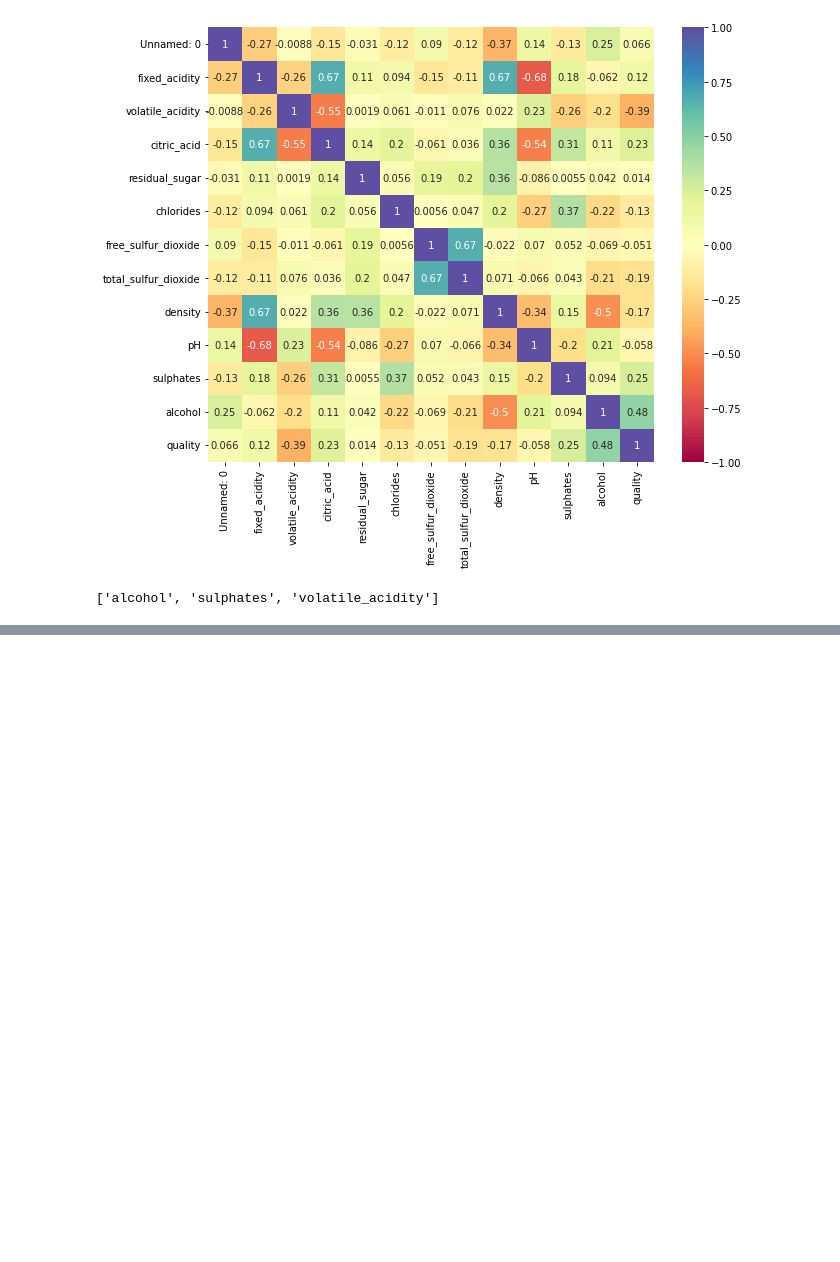
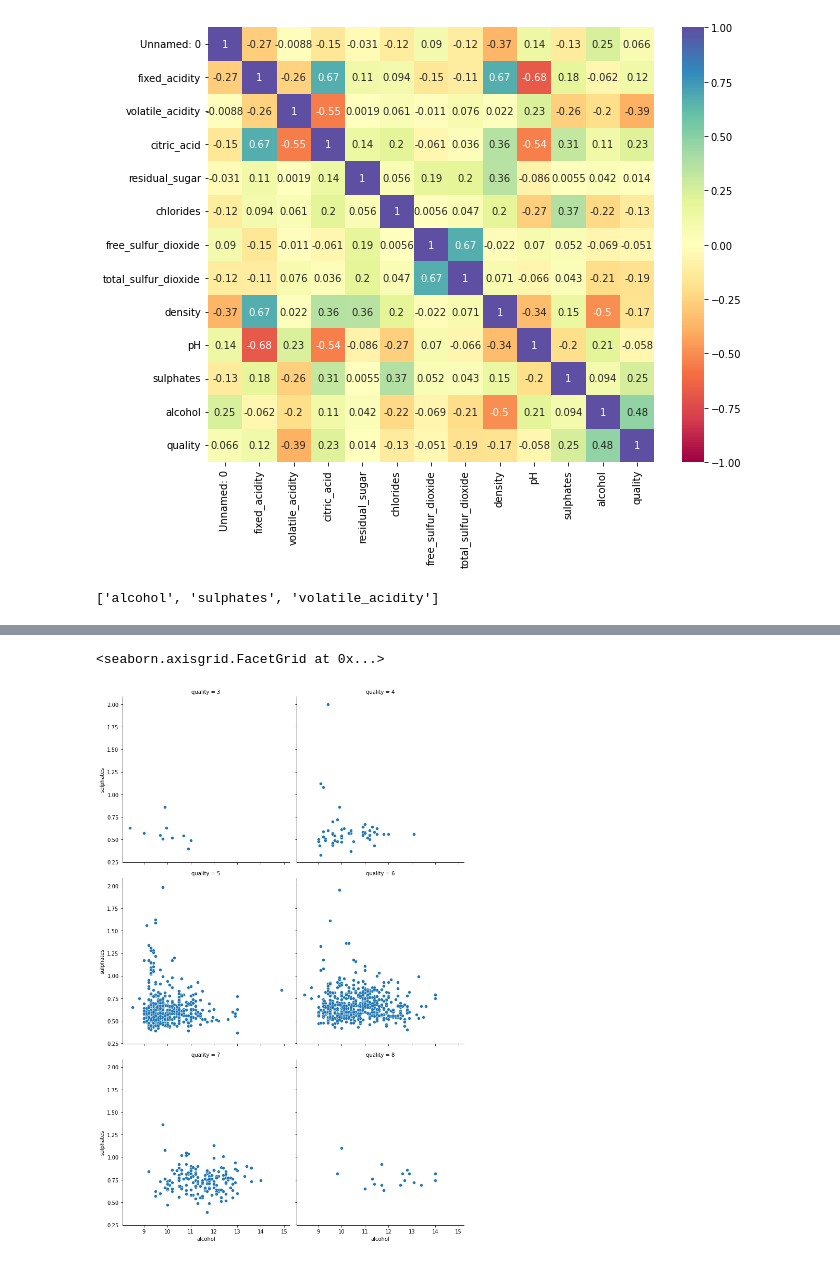
Before and after one commit to SanLnAlan/B2-Analisis-de-Datos-con-Python-2020-2021-Santander, a Jupyter notebook: Sesion-06/Reto-02/variaciones_de_scatterplots.ipynb, the cells around one changed output, grey strips where cells are left out. Drawn from its saved outputs; the diff is of its cells as text; code cells hidden in the pictures; blank space fills up the shorter version.

```diff
--- a/Sesion-06/Reto-02/variaciones_de_scatterplots.ipynb
+++ b/Sesion-06/Reto-02/variaciones_de_scatterplots.ipynb
@@ -77,0 +83,5 @@ df_grouped = df.groupby()
+# %%
+sns.relplot(data=df, x='alcohol',y='sulphates',col='quality',col_wrap=2)
+# %% [output]
+<seaborn.axisgrid.FacetGrid at 0x...>
+[figure, added]
```
Also changed, not shown: parts of 5 cells of this notebook, 16 other files.
